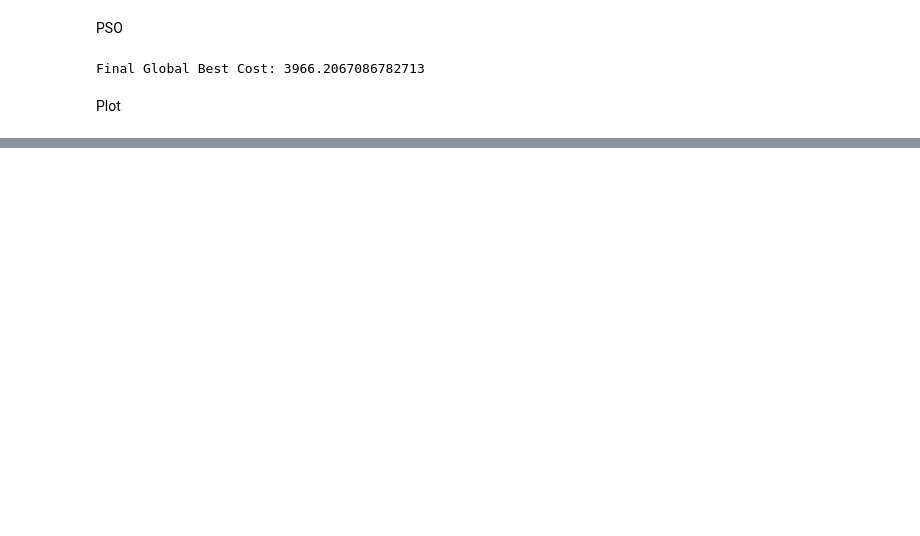
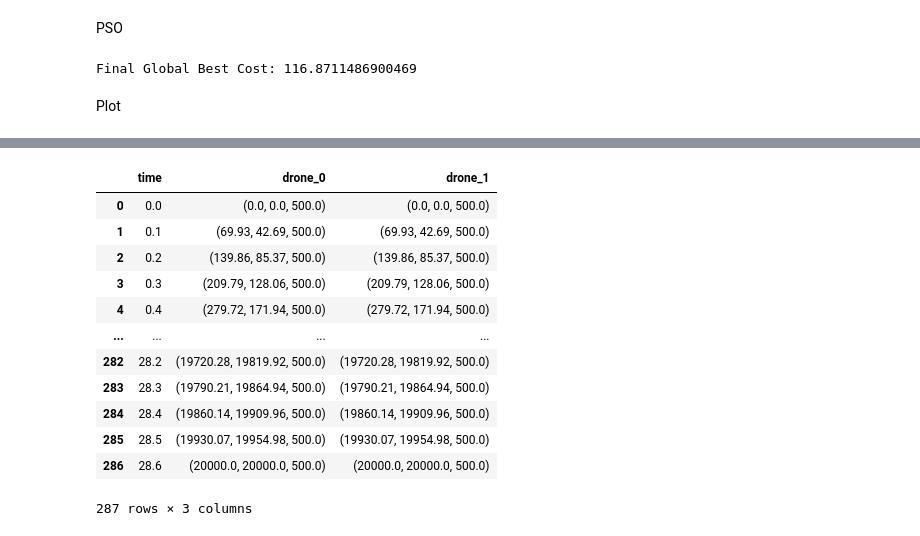
Before and after one commit to naguzmans/opportunistic-utm, a Jupyter notebook: pso_model_real_data.ipynb, the cells around one changed output, grey strips where cells are left out. Cells and saved outputs as stored; diff of their text form; code cells hidden in the pictures; blank space fills up the shorter version.

```diff
--- a/pso_model_real_data.ipynb
+++ b/pso_model_real_data.ipynb
@@ -449,8 +516,8 @@ cdr = CDR()
 data = []
 colors = ['red', 'blue', 'green']
 for i in range(0, len(n_origins)):
-  x, y, z, cost = PSO(origin=n_origins[i], destination=n_destinations[i], geometry=obstacles, no_particles=10, \
-                    handles=3, iterations=20, min_limit=(bounds_x[0],bounds_y[0],bounds_z[0]), max_limit=(bounds_x[1],bounds_y[1],bounds_z[1]))
+  x, y, z, cost = PSO(origin=n_origins[i], destination=n_destinations[i], geometry=obstacles, no_particles=100, \
+                    handles=3, iterations=100, min_limit=(bounds_x[0],bounds_y[0],bounds_z[0]), max_limit=(bounds_x[1],bounds_y[1],bounds_z[1]))
 
   # Append best line
   data.append(go.Scatter3d(x=x, y=y, z=z, mode='lines', name=f'Corridor {i}', line=dict(width=5, color=colors[i])))
@@ -458,11 +525,22 @@ for i in range(0, len(n_origins)):
   for k in range(0, no_drones[i]):
     cdr.add_drone(drone=Drone(speed=1000), track=(x,y,z))
 
-# Append 3d-spheres
-for j in range(0, len(obstacles)):
-    xpos = haversine(min_coord, (min_lat, obstacles[j].x), unit=Unit.METERS)
-    ypos = haversine(min_coord, (obstacles[j].y, min_lon), unit=Unit.FEET)
-    data.append(go.Scatter3d(x=[xpos], y=[ypos], z=[obstacles[j].z], mode='markers', marker=dict(color='blue', size=1)))
+# Append markers
+# for j in range(0, len(obstacles)):
+    # data.append(go.Scatter3d(x=[obstacles[j].x], y=[obstacles[j].y], z=[obstacles[j].z], mode='markers', marker=dict(color='blue', size=1)))
+
+data.append(go.Scatter3d(
+    x=[obstacles_plot[m][0] for m in range(0,len(obstacles_plot))],
+    y=[obstacles_plot[m][1] for m in range(0,len(obstacles_plot))],
+    z=[obstacles_plot[m][2] for m in range(0,len(obstacles_plot))],
+    mode='markers', marker=dict(color='blue', size=1)))
+
+# Append markers
+for j in range(0, len(new_obstacles)):
+    # data.append(go.Scatter3d(x=[new_obstacles[j].x], y=[new_obstacles[j].y], z=[new_obstacles[j].z], mode='markers', marker=dict(color='red', size=1)))
+
+    (x_pns_surface, y_pns_surface, z_pns_surface) = ms(new_obstacles[j].x, new_obstacles[j].y, new_obstacles[j].z, new_obstacles[j].r)
+    data.append(go.Surface(x=x_pns_surface, y=y_pns_surface, z=z_pns_surface*0.001+500, showscale=False, opacity=1))
 
 # Plot first frame of drones
 data.append(go.Scatter3d(
@@ -473,7 +551,7 @@ data.append(go.Scatter3d(
             mode="markers",
             marker=dict(color="black", size=5)))
 # %% [output]
-Final Global Best Cost: 3966.2067086782713
+Final Global Best Cost: 116.8711486900469
 # %% [markdown]
 Plot
 # %%
@@ -522,3 +600,19 @@ cdr.update_delay(drone=1, units=2)
 
 cdr.update_delay(drone=2, units=4)
 cdr.update_delay(drone=3, units=6)
+# %%
+cdr.master
+# %% [output]
+|  | time | drone_0 | drone_1 |
+| 0 | 0.0 | (0.0, 0.0, 500.0) | (0.0, 0.0, 500.0) |
+| 1 | 0.1 | (69.93, 42.69, 500.0) | (69.93, 42.69, 500.0) |
+| 2 | 0.2 | (139.86, 85.37, 500.0) | (139.86, 85.37, 500.0) |
+| 3 | 0.3 | (209.79, 128.06, 500.0) | (209.79, 128.06, 500.0) |
+| 4 | 0.4 | (279.72, 171.94, 500.0) | (279.72, 171.94, 500.0) |
+| ... | ... | ... | ... |
+| 282 | 28.2 | (19720.28, 19819.92, 500.0) | (19720.28, 19819.92, 500.0) |
+| 283 | 28.3 | (19790.21, 19864.94, 500.0) | (19790.21, 19864.94, 500.0) |
+| 284 | 28.4 | (19860.14, 19909.96, 500.0) | (19860.14, 19909.96, 500.0) |
+| 285 | 28.5 | (19930.07, 19954.98, 500.0) | (19930.07, 19954.98, 500.0) |
+| 286 | 28.6 | (20000.0, 20000.0, 500.0) | (20000.0, 20000.0, 500.0) |
+287 rows × 3 columns
```
Also changed, not shown: parts of 8 cells of this notebook.
